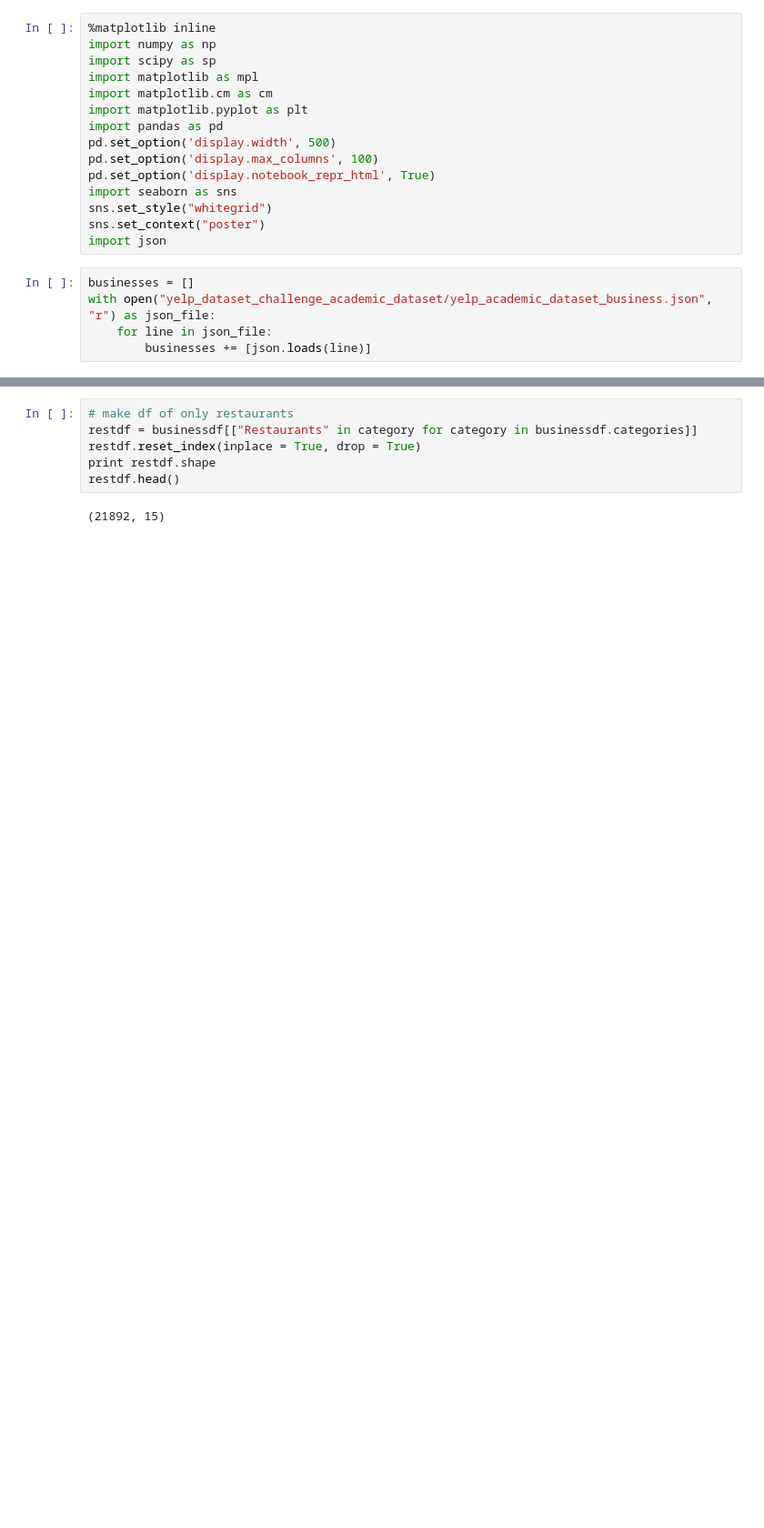
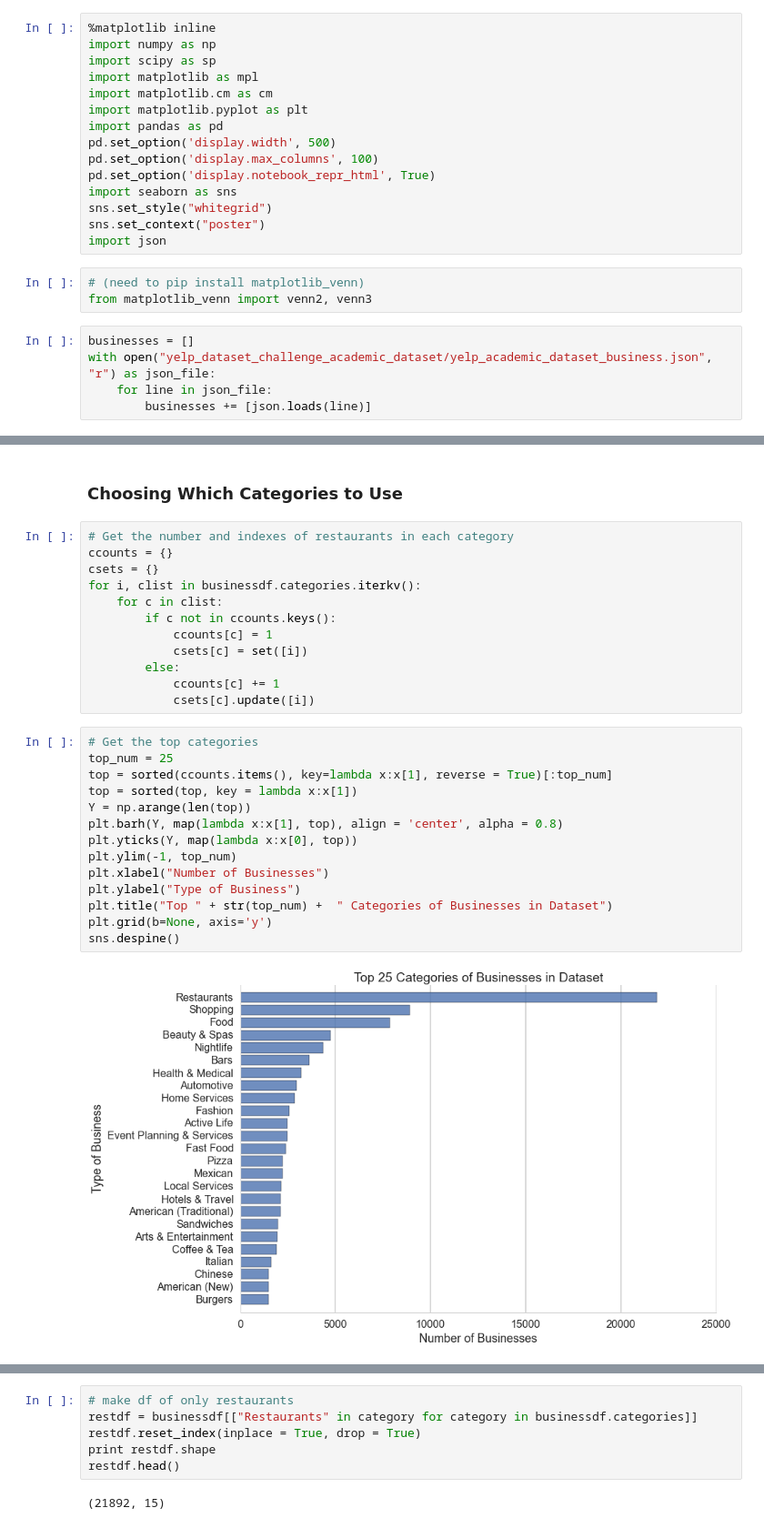
Before and after one commit to gcmerz/yelp_dataset_challenge, a Jupyter notebook: NearestRestaurants.ipynb, the cells around one changed output, grey strips where cells are left out. Shown at 91% size. Saved outputs shown, nothing was run; the diff lists cells and outputs as text; blank space fills up the shorter version.

Commit message:
Working on Choosing Categories

```diff
--- a/NearestRestaurants.ipynb
+++ b/NearestRestaurants.ipynb
@@ -13,6 +17,9 @@ import seaborn as sns
 sns.set_style("whitegrid")
 sns.set_context("poster")
 import json
+# %%
+# (need to pip install matplotlib_venn)
+from matplotlib_venn import venn2, venn3
 # %%
 businesses = []
 with open("yelp_dataset_challenge_academic_dataset/yelp_academic_dataset_business.json", "r") as json_file:
@@ -28,3 +35,33 @@ businessdf.head()
 | 2 | {u'Good for Kids': True} | cE27W9VPgO88Qxe4ol6y_g | [Active Life, Mini Golf, Golf] | Bethel Park | 1530 Hamilton Rd\nBethel Park, PA... | {} | 40.356896 | -80.015910 | Cool Springs Golf Center | ... |
 | 3 | {} | HZdLhv6COCleJMo7nPl-RA | [Shopping, Home Services, Interne... | Pittsburgh | 301 S Hills Vlg\nPittsburgh, PA 1... | {u'Monday': {u'close': u'21:00', ... | 40.357620 | -80.059980 | Verizon Wireless | ... |
 | 4 | {u'Alcohol': u'full_bar', u'Noise... | mVHrayjG3uZ_RLHkLj-AMg | [Bars, American (New), Nightlife,... | Braddock | 414 Hawkins Ave\nBraddock, PA 15104 | {u'Tuesday': {u'close': u'19:00',... | 40.408735 | -79.866351 | Emil's Lounge | ... |
+# %% [markdown]
+### Choosing Which Categories to Use ###
+# %%
+# Get the number and indexes of restaurants in each category
+ccounts = {}
+csets = {}
+for i, clist in businessdf.categories.iterkv():
+    for c in clist:
+        if c not in ccounts.keys():
+            ccounts[c] = 1
+            csets[c] = set([i])
+        else:
+            ccounts[c] += 1
+            csets[c].update([i])
+# %%
+# Get the top categories
+top_num = 25
+top = sorted(ccounts.items(), key=lambda x:x[1], reverse = True)[:top_num]
+top = sorted(top, key = lambda x:x[1])
+Y = np.arange(len(top))
+plt.barh(Y, map(lambda x:x[1], top), align = 'center', alpha = 0.8)
+plt.yticks(Y, map(lambda x:x[0], top))
+plt.ylim(-1, top_num)
+plt.xlabel("Number of Businesses")
+plt.ylabel("Type of Business")
+plt.title("Top " + str(top_num) +  " Categories of Businesses in Dataset")
+plt.grid(b=None, axis='y')
+sns.despine()
+# %% [output]
+[figure, added]
```
Also changed, not shown: parts of 6 cells of this notebook.
